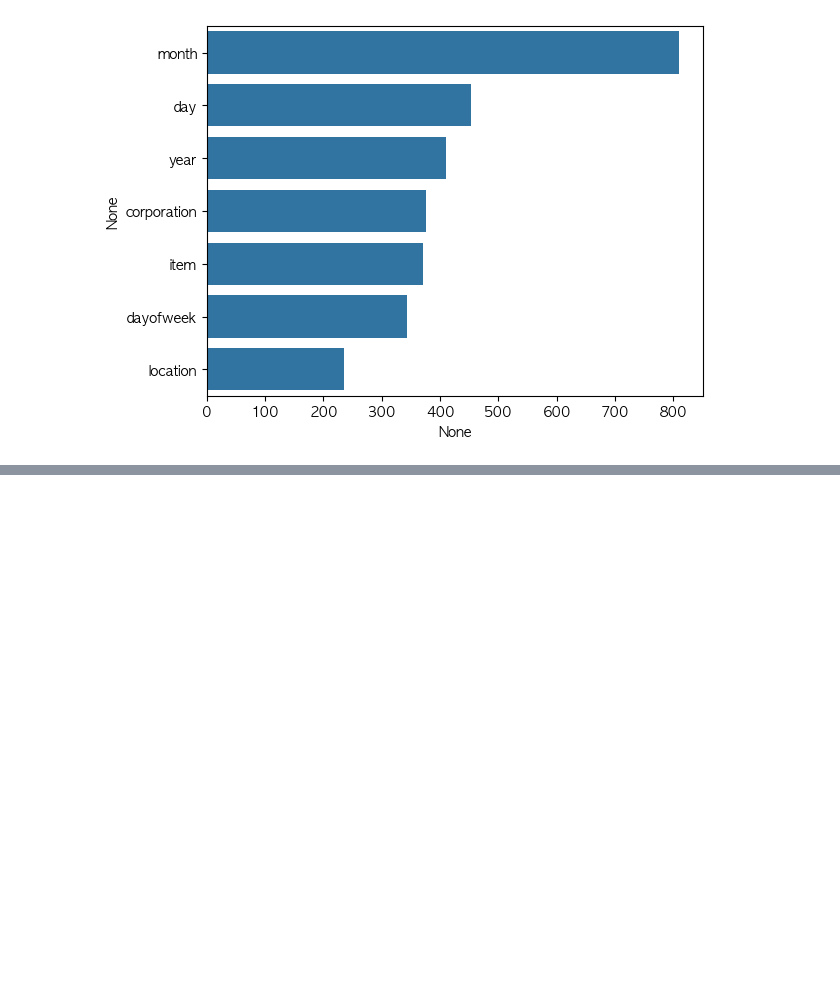
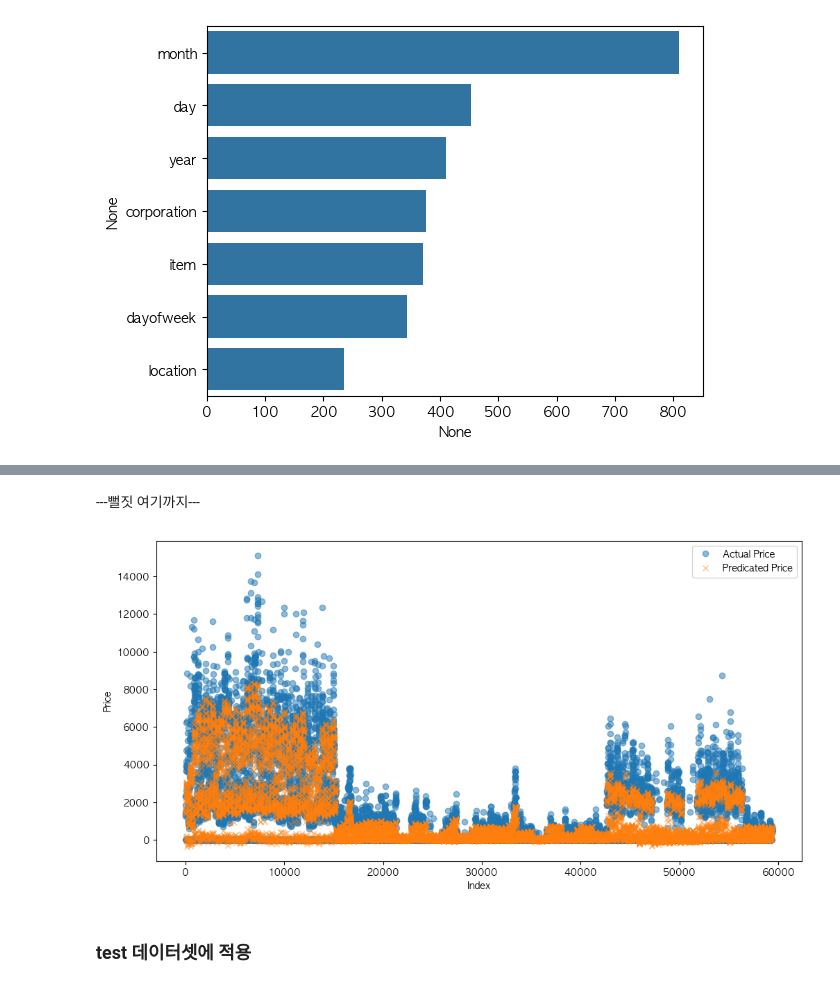
Before and after one commit to Joy-9707/sparta_practice, a Jupyter notebook: 김희정_0213.ipynb, the cells around one changed output, grey strips where cells are left out. Saved outputs shown, nothing was run; the diff lists cells and outputs as text; code cells hidden in the pictures; blank space fills up the shorter version.

```diff
--- a/김희정_0213.ipynb
+++ b/김희정_0213.ipynb
@@ -733,0 +803,12 @@ Passing `palette` without assigning `hue` is deprecated and will be removed in v
+# %% [markdown]
+---뻘짓 여기까지---
+# %%
+plt.figure(figsize=(12,6))
+plt.plot(X_test['timestamp'], y_test, label='Actual Price', marker='o', linestyle='', alpha=0.5)
+plt.plot(y_test.index, pred_cb_test, label='Predicated Price', marker='x', linestyle='', alpha=0.5)
+plt.xlabel('Index')
+plt.ylabel('Price')
+plt.legend()
+plt.show()
+# %% [output]
+[figure, added]
@@ -733,0 +828,2 @@ Passing `palette` without assigning `hue` is deprecated and will be removed in v
+# %% [markdown]
+### test 데이터셋에 적용
```
Also changed, not shown: parts of 25 cells of this notebook, 7 other files.
